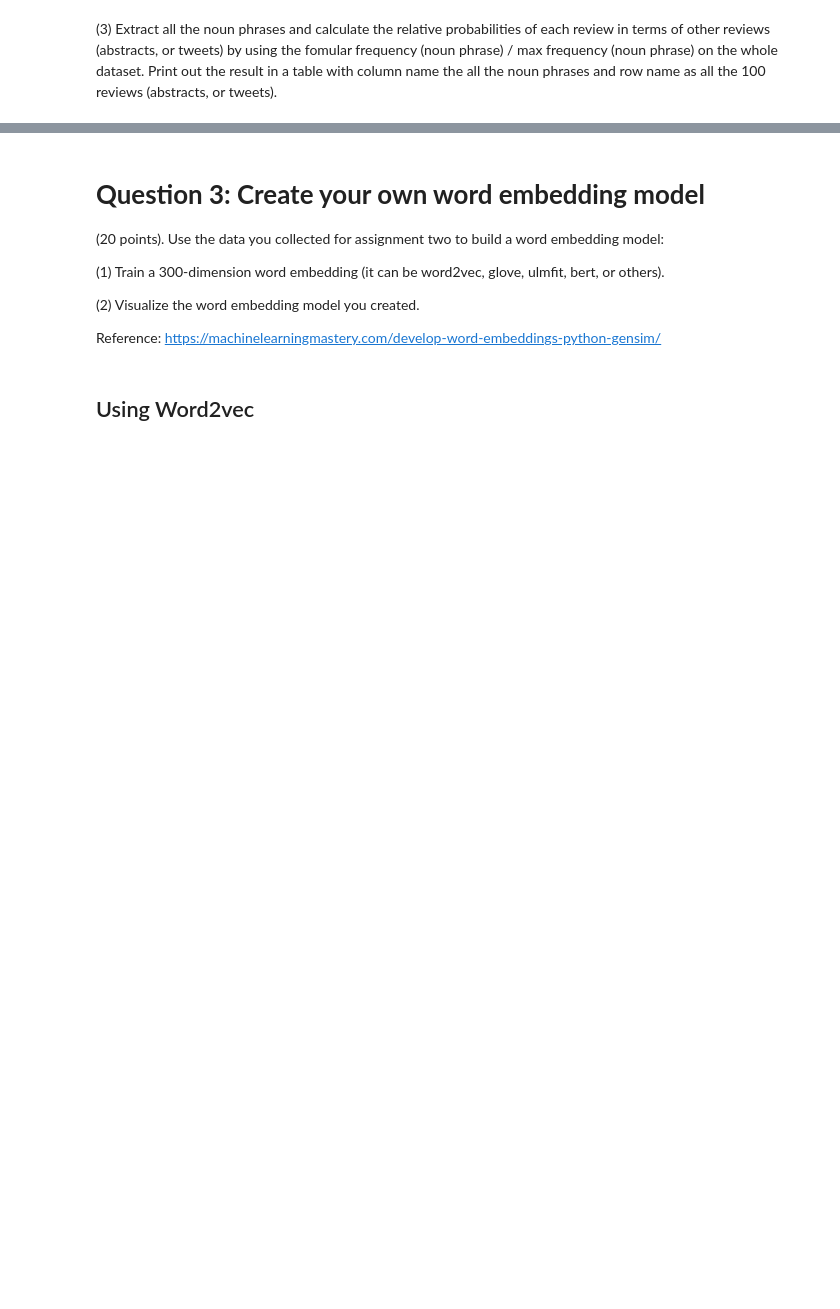
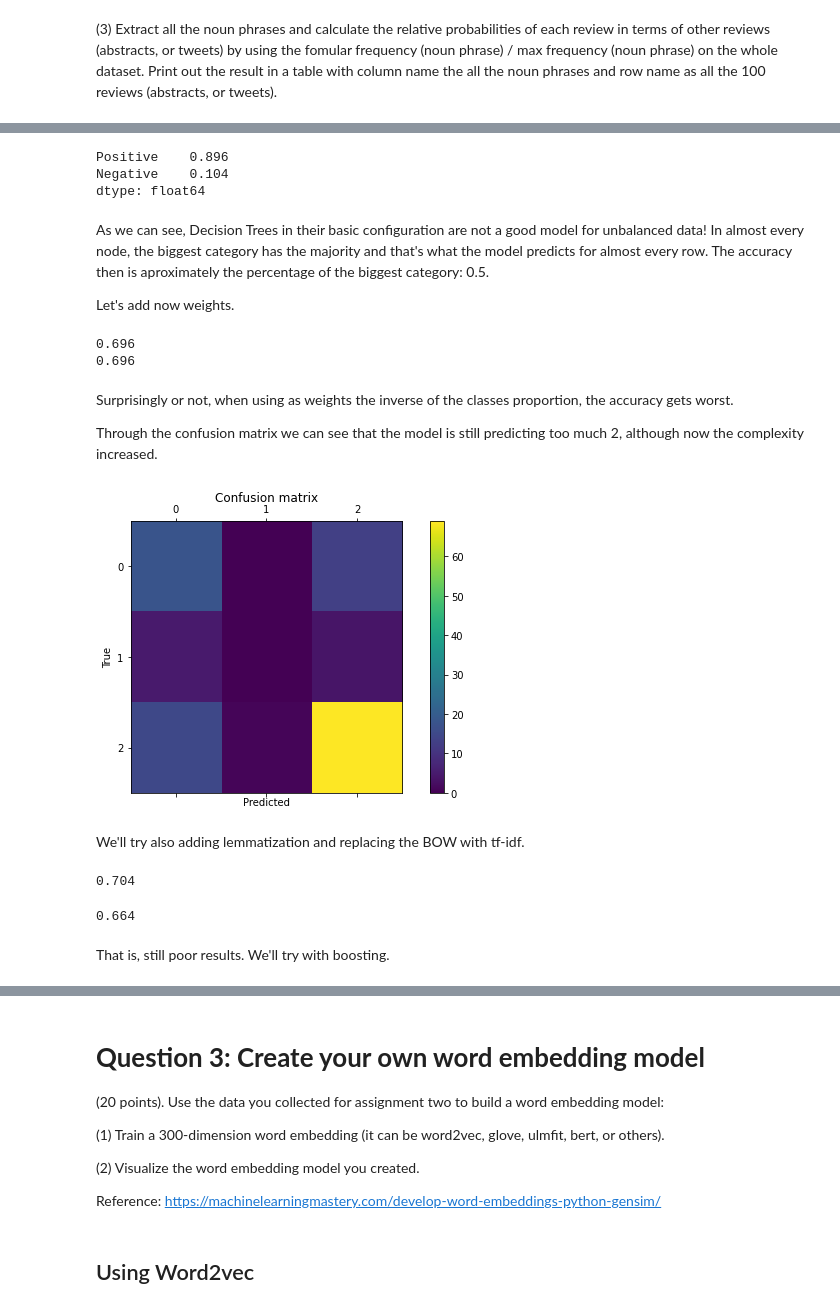
Before and after one commit to souravripunjay6/sourav_INFO5731_spring2022, a Jupyter notebook: Amudala_assignment 3.ipynb, the cells around one changed output, grey strips where cells are left out. Saved outputs shown, nothing was run; the diff lists cells and outputs as text; code cells hidden in the pictures; blank space fills up the shorter version.

```diff
--- a/Amudala_assignment 3.ipynb
+++ b/Amudala_assignment 3.ipynb
@@ -281,0 +243,7 @@ result.sample(100)
+# %%
+train, test = train_test_split(
+    df[["Phrase", "Sentiment"]], random_state=0)
+X_train = train.Phrase
+X_test = test.Phrase
+y_train = train.Sentiment
+y_test = test.Sentiment
@@ -281,0 +265,5 @@ result.sample(100)
+# %%
+count_vectorizer = CountVectorizer(max_features=1000)
+random_forest = RandomForestClassifier(max_depth=10, n_estimators=10)
+# %%
+pipe = make_pipeline(count_vectorizer, random_forest)
@@ -281,0 +286,40 @@ result.sample(100)
+# %%
+round(pd.Series(y_pred).value_counts(normalize=True), 3)
+# %% [output]
+Positive    0.896
+Negative    0.104
+dtype: float64
+# %% [markdown]
+As we can see, Decision Trees in their basic configuration are not a good model for unbalanced data! In almost every node, the biggest category has the majority and that's what the model predicts for almost every row. The accuracy then is aproximately the percentage of the biggest category: 0.5.
+
+Let's add now weights.
+# %%
+random_forest.set_params(class_weight='balanced')
+print(get_accuracy())
+random_forest.set_params(class_weight='balanced_subsample')
+print(get_accuracy())
+# %% [output]
+0.696
+0.696
+# %% [markdown]
+Surprisingly or not, when using as weights the inverse of the classes proportion, the accuracy gets worst.
+
+Through the confusion matrix we can see that the model is still predicting too much 2, although now the complexity increased.
+# %%
+labels = [0, 1, 2]
+y_pred = pipe.predict(X_test)
+cm = confusion_matrix(y_test, y_pred)
+fig = plt.figure(figsize=(10, 5))
+ax = fig.add_subplot(111)
+cax = ax.matshow(cm)
+plt.title('Confusion matrix')
+fig.colorbar(cax)
+ax.set_xticklabels([''] + labels)
+ax.set_yticklabels([''] + labels)
+plt.xlabel('Predicted')
+plt.ylabel('True')
+plt.show()
+# %% [output]
+[figure, added]
+# %% [markdown]
+We'll try also adding lemmatization and replacing the BOW with tf-idf.
@@ -281,0 +338,13 @@ result.sample(100)
+# %%
+pipe[0].set_params(tokenizer=LemmaTokenizer())
+get_accuracy()
+# %% [output]
+0.704
+# %%
+tfidf_vectorizer = TfidfVectorizer()
+pipe.steps[0] = ('vectorizer', tfidf_vectorizer)
+get_accuracy()
+# %% [output]
+0.664
+# %% [markdown]
+That is, still poor results. We'll try with boosting.
```
Also changed, not shown: parts of 52 cells of this notebook.
